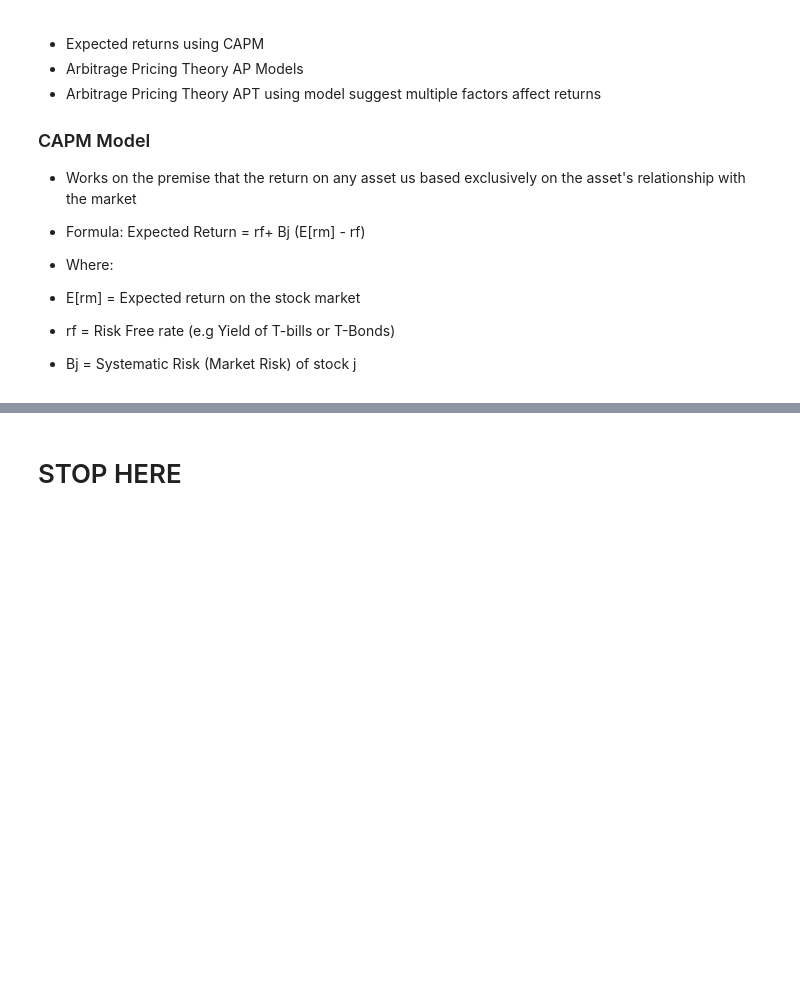
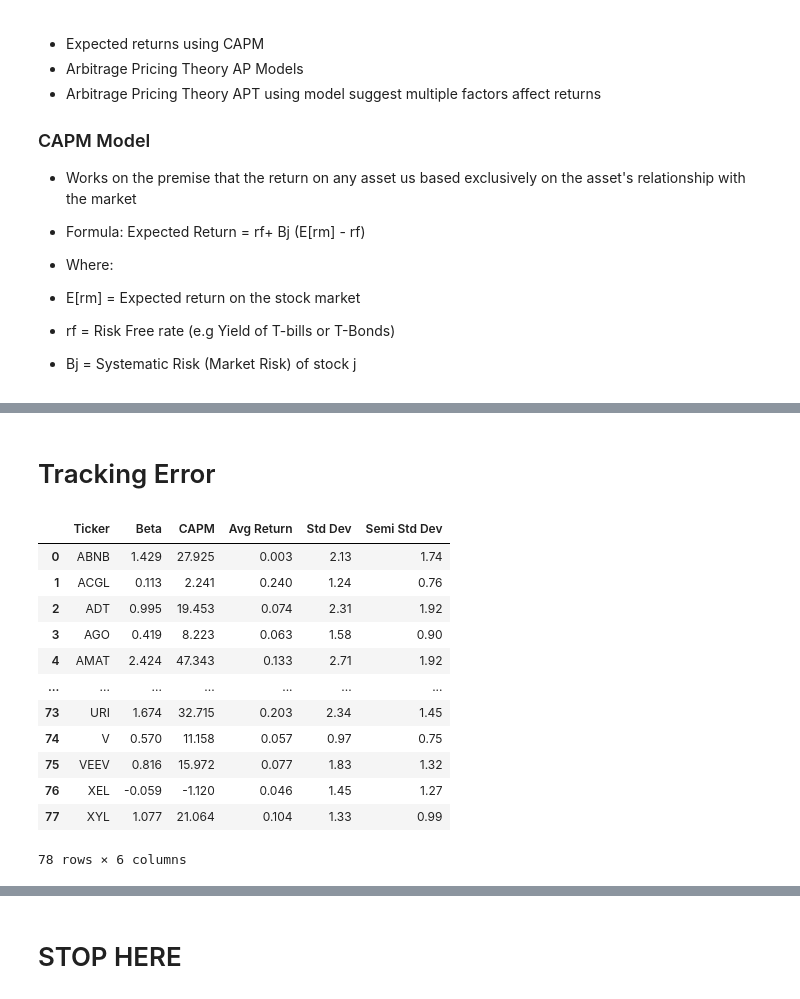
Before and after one commit to Jperezrocha/Portfolio_Management, a Jupyter notebook: Portfolio_Optimization.ipynb, the cells around one changed output, grey strips where cells are left out. Drawn from its saved outputs; the diff is of its cells as text; code cells hidden in the pictures; blank space fills up the shorter version.

```diff
--- a/Portfolio_Optimization.ipynb
+++ b/Portfolio_Optimization.ipynb
@@ -209,0 +219,10 @@ beta_df
+# %%
+semi_std = below_treshold.std(ddof=1)
+
+semi_std = pd.DataFrame(semi_std) #covert into Data Frame
+
+semi_std.columns = ['Semi Std Dev'] #name the columns
+
+semi_std.reset_index(inplace=True) #reset the index
+
+semi_std = semi_std['Semi Std Dev'].round(4) * 100 #  Calculate the STD
@@ -209,0 +256,18 @@ beta_df
+# %% [markdown]
+# Tracking Error
+# %%
+portfolio_df
+# %% [output]
+|  | Ticker | Beta | CAPM | Avg Return | Std Dev | Semi Std Dev |
+| 0 | ABNB | 1.429 | 27.925 | 0.003 | 2.13 | 1.74 |
+| 1 | ACGL | 0.113 | 2.241 | 0.240 | 1.24 | 0.76 |
+| 2 | ADT | 0.995 | 19.453 | 0.074 | 2.31 | 1.92 |
+| 3 | AGO | 0.419 | 8.223 | 0.063 | 1.58 | 0.90 |
+| 4 | AMAT | 2.424 | 47.343 | 0.133 | 2.71 | 1.92 |
+| ... | ... | ... | ... | ... | ... | ... |
+| 73 | URI | 1.674 | 32.715 | 0.203 | 2.34 | 1.45 |
+| 74 | V | 0.570 | 11.158 | 0.057 | 0.97 | 0.75 |
+| 75 | VEEV | 0.816 | 15.972 | 0.077 | 1.83 | 1.32 |
+| 76 | XEL | -0.059 | -1.120 | 0.046 | 1.45 | 1.27 |
+| 77 | XYL | 1.077 | 21.064 | 0.104 | 1.33 | 0.99 |
+78 rows × 6 columns
```
Also changed, not shown: parts of 74 cells of this notebook.
